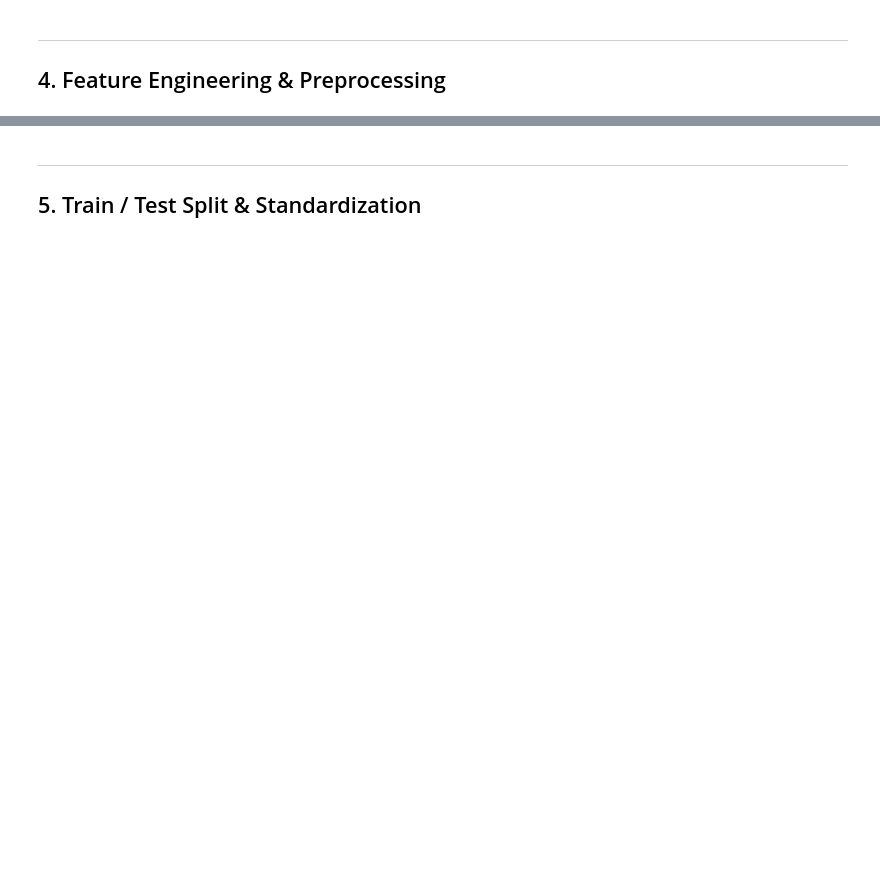
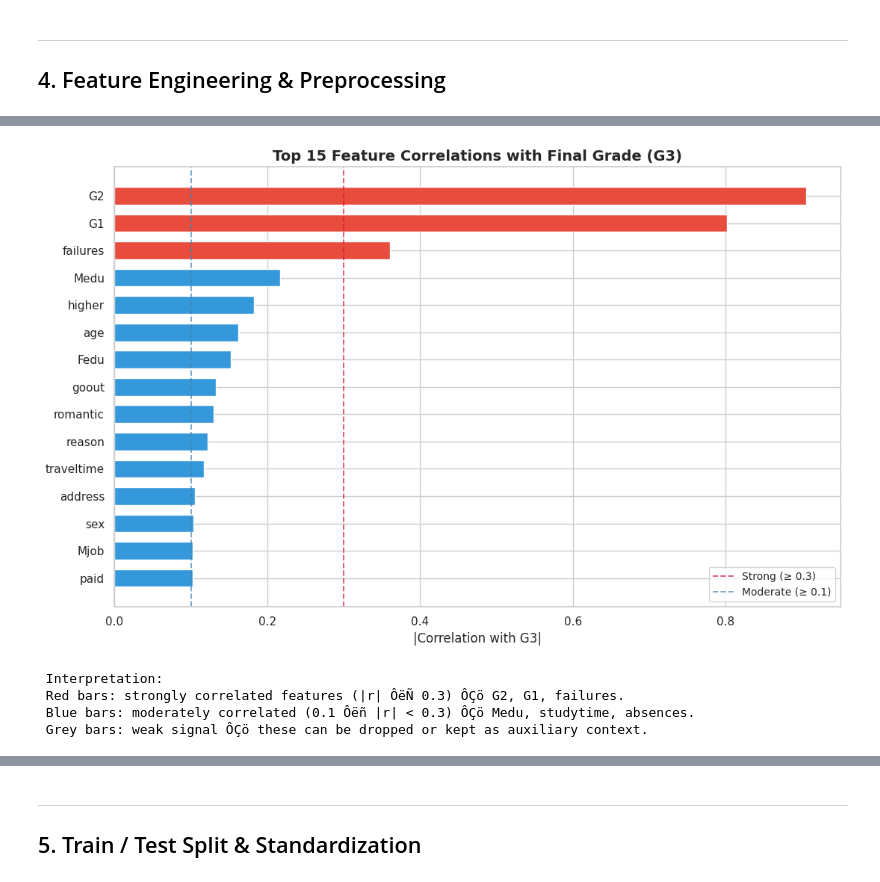
Before and after one commit to bianca255/linear_regression, a Jupyter notebook: linear_regression_model/summative/linear_regression/multivariate.ipynb, the cells around one changed output, grey strips where cells are left out. Saved outputs shown, nothing was run; the diff lists cells and outputs as text; code cells hidden in the pictures; blank space fills up the shorter version.

```diff
--- a/linear_regression_model/summative/linear_regression/multivariate.ipynb
+++ b/linear_regression_model/summative/linear_regression/multivariate.ipynb
@@ -181,25 +321,31 @@ print(target_corr.to_string())
 # %%
-# ── Visualization 3: Top Feature Importances Bar Chart ────────────────────
+# ÔöÇÔöÇ Visualization 3: Top Feature Importances Bar Chart ÔöÇÔöÇÔöÇÔöÇÔöÇÔöÇÔöÇÔöÇÔöÇÔöÇÔöÇÔöÇÔöÇÔöÇÔöÇÔöÇÔöÇÔöÇÔöÇÔöÇ
 top_n = 15
 top_features = target_corr.head(top_n)
 
 colors = ['#e74c3c' if v >= 0.3 else '#3498db' if v >= 0.1 else '#95a5a6'
  for v in top_features.values]
 
 plt.figure(figsize=(11, 7))
 bars = plt.barh(top_features.index[::-1], top_features.values[::-1],
  color=colors[::-1], edgecolor='white', height=0.65)
 plt.xlabel('|Correlation with G3|', fontsize=12)
 plt.title(f'Top {top_n} Feature Correlations with Final Grade (G3)', fontsize=14, fontweight='bold')
-plt.axvline(x=0.3, color='crimson', linestyle='--', linewidth=1.4, alpha=0.7, label='Strong (≥ 0.3)')
-plt.axvline(x=0.1, color='steelblue', linestyle='--', linewidth=1.4, alpha=0.7, label='Moderate (≥ 0.1)')
+plt.axvline(x=0.3, color='crimson', linestyle='--', linewidth=1.4, alpha=0.7, label='Strong (ÔëÑ 0.3)')
+plt.axvline(x=0.1, color='steelblue', linestyle='--', linewidth=1.4, alpha=0.7, label='Moderate (ÔëÑ 0.1)')
 plt.legend(fontsize=10)
 plt.tight_layout()
 plt.savefig('plot_feature_importance.png', dpi=120, bbox_inches='tight')
 plt.show()
 
 print('\n Interpretation:')
-print(' Red bars: strongly correlated features (|r| ≥ 0.3) — G2, G1, failures.')
-print(' Blue bars: moderately correlated (0.1 ≤ |r| < 0.3) — Medu, studytime, absences.')
-print(' Grey bars: weak signal — these can be dropped or kept as auxiliary context.')
+print(' Red bars: strongly correlated features (|r| ÔëÑ 0.3) ÔÇö G2, G1, failures.')
+print(' Blue bars: moderately correlated (0.1 Ôëñ |r| < 0.3) ÔÇö Medu, studytime, absences.')
+print(' Grey bars: weak signal ÔÇö these can be dropped or kept as auxiliary context.')
+# %% [output]
+[figure, added]
+ Interpretation:
+ Red bars: strongly correlated features (|r| ÔëÑ 0.3) ÔÇö G2, G1, failures.
+ Blue bars: moderately correlated (0.1 Ôëñ |r| < 0.3) ÔÇö Medu, studytime, absences.
+ Grey bars: weak signal ÔÇö these can be dropped or kept as auxiliary context.
 # %%
```
Also changed, not shown: parts of 29 cells of this notebook.
